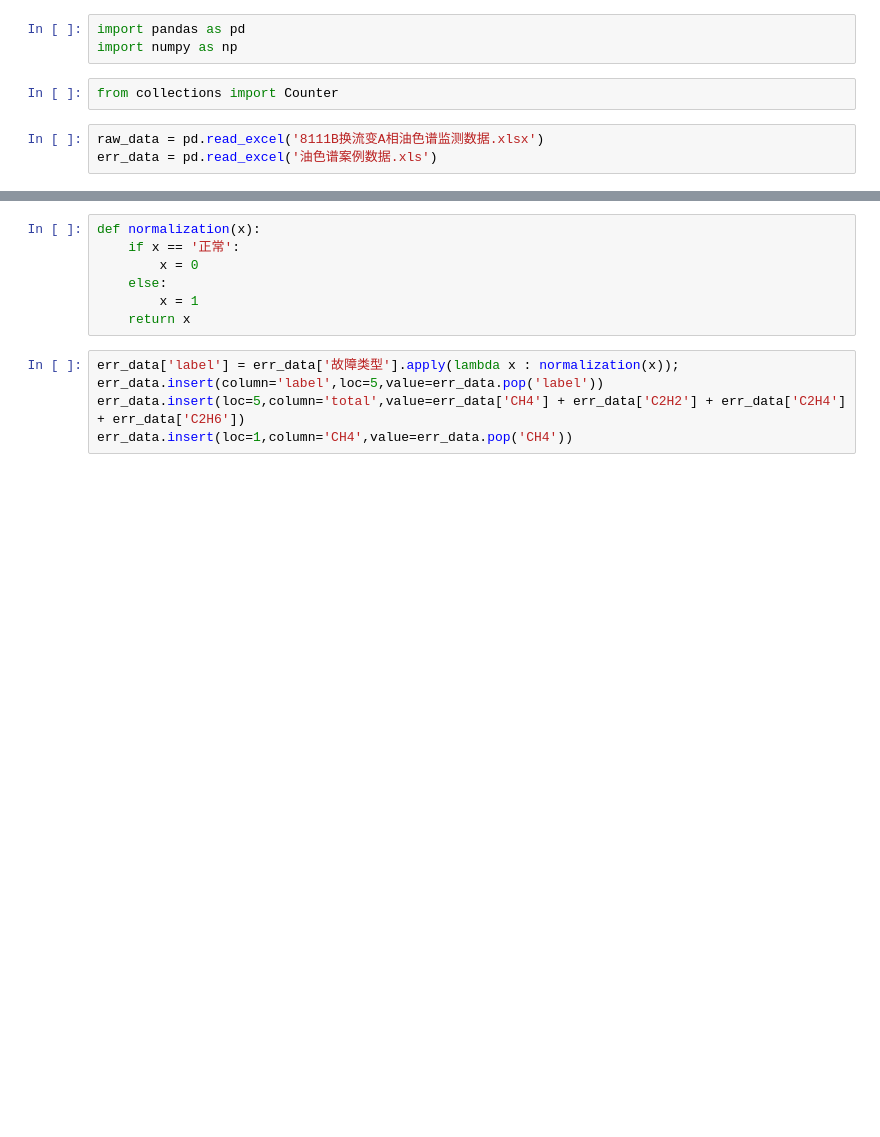
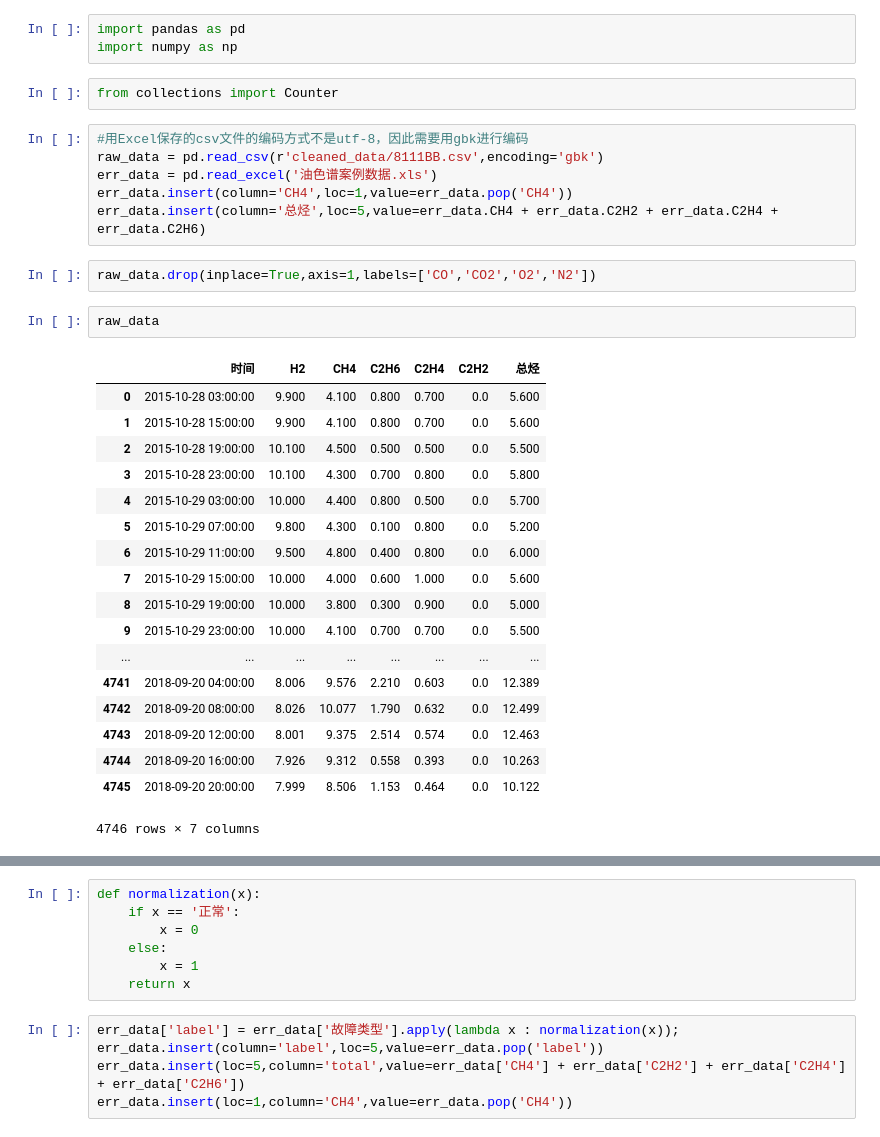
Before and after one commit to bytekongfrombupt/electricNet_Project, a Jupyter notebook: coding.ipynb, the cells around one changed output, grey strips where cells are left out. Drawn from its saved outputs; the diff is of its cells as text; blank space fills up the shorter version.

```diff
--- a/coding.ipynb
+++ b/coding.ipynb
@@ -3,6 +3,32 @@ import pandas as pd
 import numpy as np
 # %%
 from collections import Counter
-# %%
-raw_data = pd.read_excel('8111B换流变A相油色谱监测数据.xlsx')
-err_data = pd.read_excel('油色谱案例数据.xls')
+# %%
+#用Excel保存的csv文件的编码方式不是utf-8，因此需要用gbk进行编码
+raw_data = pd.read_csv(r'cleaned_data/8111BB.csv',encoding='gbk')
+err_data = pd.read_excel('油色谱案例数据.xls')
+err_data.insert(column='CH4',loc=1,value=err_data.pop('CH4'))
+err_data.insert(column='总烃',loc=5,value=err_data.CH4 + err_data.C2H2 + err_data.C2H4 + err_data.C2H6)
+# %%
+raw_data.drop(inplace=True,axis=1,labels=['CO','CO2','O2','N2'])
+# %%
+raw_data
+# %% [output]
+|  | 时间 | H2 | CH4 | C2H6 | C2H4 | C2H2 | 总烃 |
+| 0 | 2015-10-28 03:00:00 | 9.900 | 4.100 | 0.800 | 0.700 | 0.0 | 5.600 |
+| 1 | 2015-10-28 15:00:00 | 9.900 | 4.100 | 0.800 | 0.700 | 0.0 | 5.600 |
+| 2 | 2015-10-28 19:00:00 | 10.100 | 4.500 | 0.500 | 0.500 | 0.0 | 5.500 |
+| 3 | 2015-10-28 23:00:00 | 10.100 | 4.300 | 0.700 | 0.800 | 0.0 | 5.800 |
+| 4 | 2015-10-29 03:00:00 | 10.000 | 4.400 | 0.800 | 0.500 | 0.0 | 5.700 |
+| 5 | 2015-10-29 07:00:00 | 9.800 | 4.300 | 0.100 | 0.800 | 0.0 | 5.200 |
+| 6 | 2015-10-29 11:00:00 | 9.500 | 4.800 | 0.400 | 0.800 | 0.0 | 6.000 |
+| 7 | 2015-10-29 15:00:00 | 10.000 | 4.000 | 0.600 | 1.000 | 0.0 | 5.600 |
+| 8 | 2015-10-29 19:00:00 | 10.000 | 3.800 | 0.300 | 0.900 | 0.0 | 5.000 |
+| 9 | 2015-10-29 23:00:00 | 10.000 | 4.100 | 0.700 | 0.700 | 0.0 | 5.500 |
+| ... | ... | ... | ... | ... | ... | ... | ... |
+| 4741 | 2018-09-20 04:00:00 | 8.006 | 9.576 | 2.210 | 0.603 | 0.0 | 12.389 |
+| 4742 | 2018-09-20 08:00:00 | 8.026 | 10.077 | 1.790 | 0.632 | 0.0 | 12.499 |
+| 4743 | 2018-09-20 12:00:00 | 8.001 | 9.375 | 2.514 | 0.574 | 0.0 | 12.463 |
+| 4744 | 2018-09-20 16:00:00 | 7.926 | 9.312 | 0.558 | 0.393 | 0.0 | 10.263 |
+| 4745 | 2018-09-20 20:00:00 | 7.999 | 8.506 | 1.153 | 0.464 | 0.0 | 10.122 |
+4746 rows × 7 columns
```
Also changed, not shown: parts of 3 cells of this notebook.
